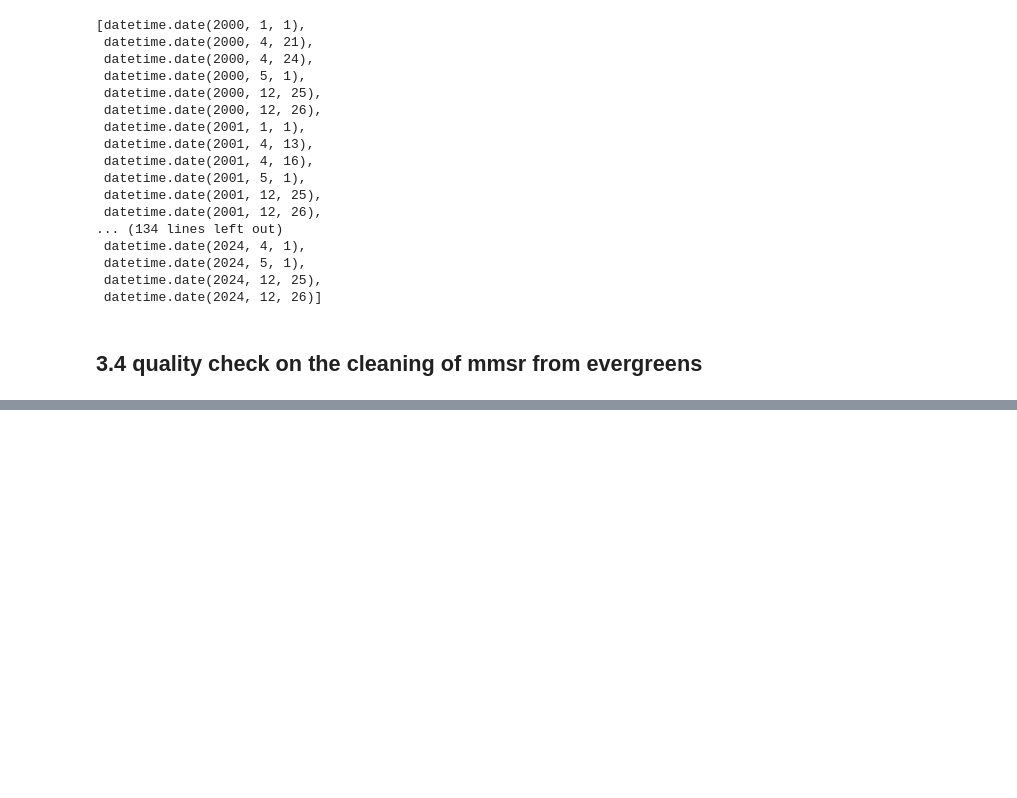
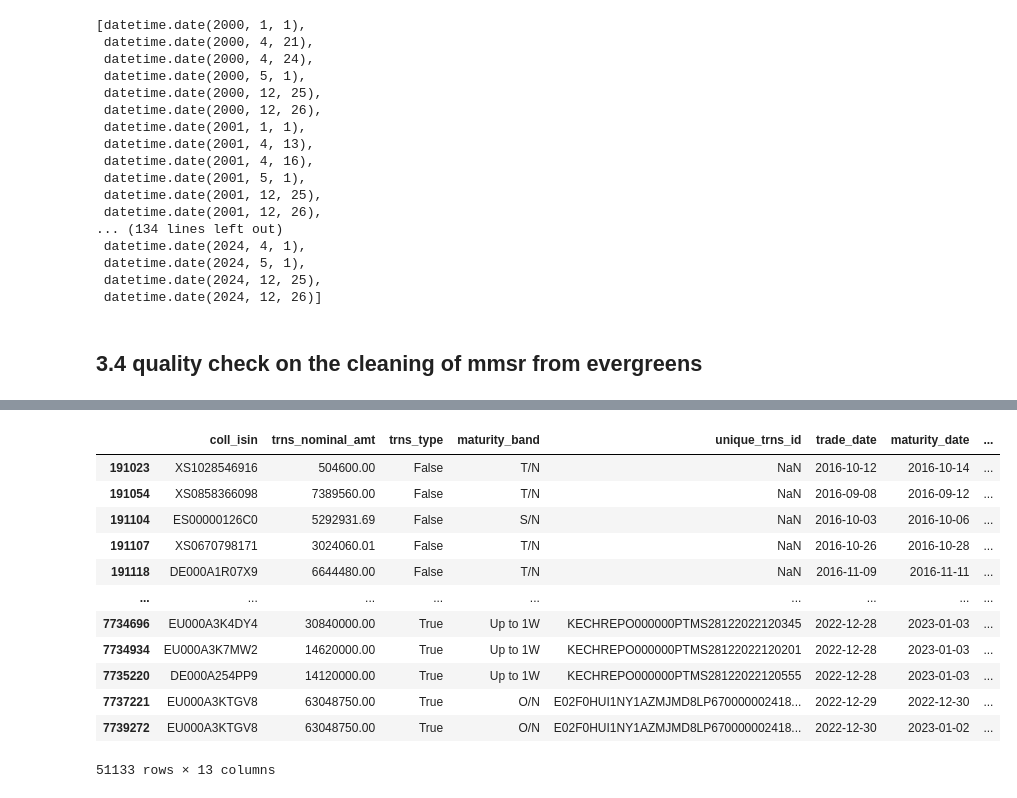
Before and after one commit to Victor-Le-Coz/secured_interbank_network_public, a Jupyter notebook: emp_analysis.ipynb, the cells around one changed output, grey strips where cells are left out. Saved outputs shown, nothing was run; the diff lists cells and outputs as text; code cells hidden in the pictures; blank space fills up the shorter version.

```diff
--- a/emp_analysis.ipynb
+++ b/emp_analysis.ipynb
@@ -603,0 +678,20 @@ KeyError: 'trans_id'
+# %%
+# &(df_mmsr_secured["trns_nominal_amt"]==203780000.0
+df = df_mmsr_secured[(df_mmsr_secured["report_agent_lei"]==14701)
+                &(df_mmsr_secured["cntp_lei"]==13504)
+                ]
+df
+# %% [output]
+|  | coll_isin | trns_nominal_amt | trns_type | maturity_band | unique_trns_id | trade_date | maturity_date | ... |
+| 191023 | XS1028546916 | 504600.00 | False | T/N | NaN | 2016-10-12 | 2016-10-14 | ... |
+| 191054 | XS0858366098 | 7389560.00 | False | T/N | NaN | 2016-09-08 | 2016-09-12 | ... |
+| 191104 | ES00000126C0 | 5292931.69 | False | S/N | NaN | 2016-10-03 | 2016-10-06 | ... |
+| 191107 | XS0670798171 | 3024060.01 | False | T/N | NaN | 2016-10-26 | 2016-10-28 | ... |
+| 191118 | DE000A1R07X9 | 6644480.00 | False | T/N | NaN | 2016-11-09 | 2016-11-11 | ... |
+| ... | ... | ... | ... | ... | ... | ... | ... | ... |
+| 7734696 | EU000A3K4DY4 | 30840000.00 | True | Up to 1W | KECHREPO000000PTMS28122022120345 | 2022-12-28 | 2023-01-03 | ... |
+| 7734934 | EU000A3K7MW2 | 14620000.00 | True | Up to 1W | KECHREPO000000PTMS28122022120201 | 2022-12-28 | 2023-01-03 | ... |
+| 7735220 | DE000A254PP9 | 14120000.00 | True | Up to 1W | KECHREPO000000PTMS28122022120555 | 2022-12-28 | 2023-01-03 | ... |
+| 7737221 | EU000A3KTGV8 | 63048750.00 | True | O/N | E02F0HUI1NY1AZMJMD8LP670000002418... | 2022-12-29 | 2022-12-30 | ... |
+| 7739272 | EU000A3KTGV8 | 63048750.00 | True | O/N | E02F0HUI1NY1AZMJMD8LP670000002418... | 2022-12-30 | 2023-01-02 | ... |
+51133 rows × 13 columns
```
Also changed, not shown: parts of 34 cells of this notebook, 4 other files.
